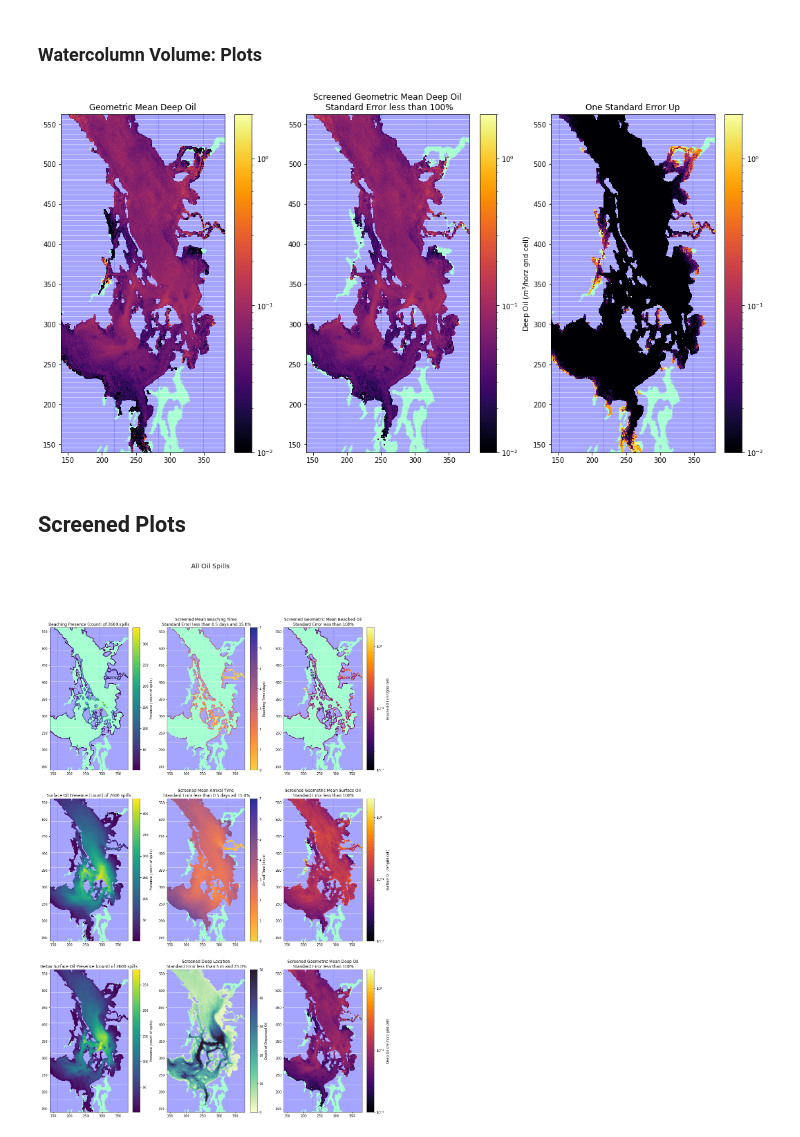
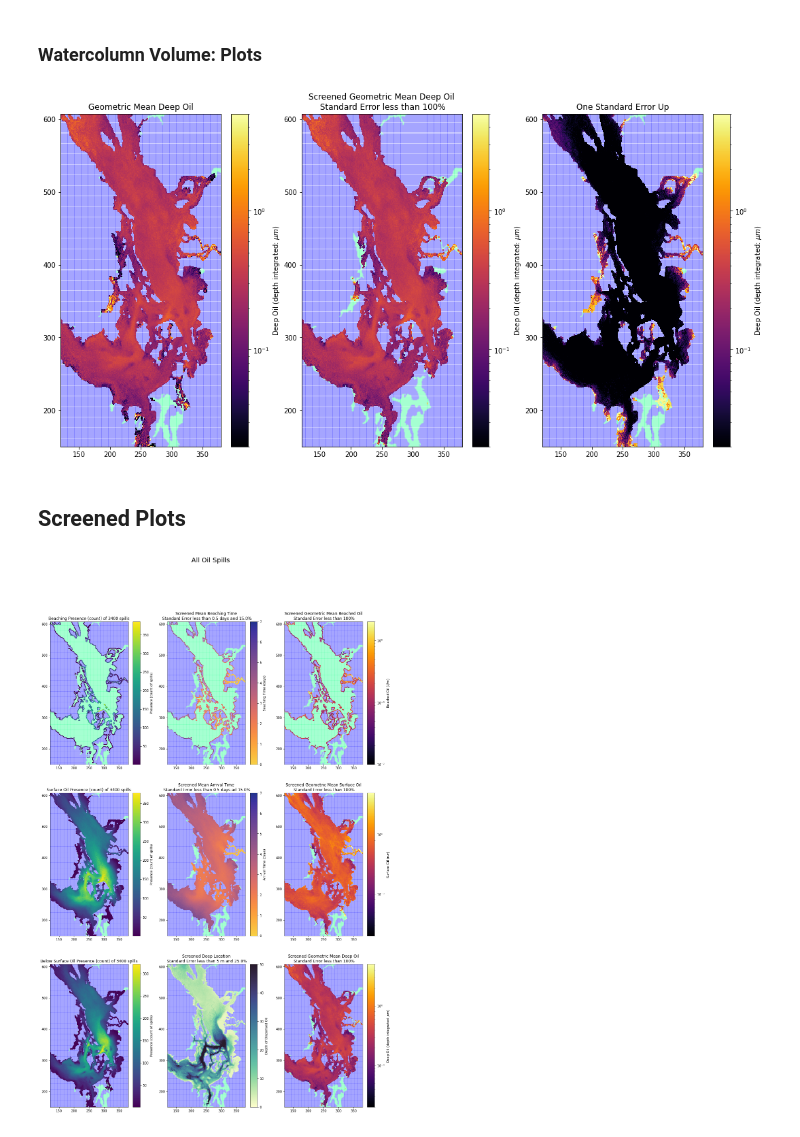
Before and after one commit to MIDOSS/Visualization, a Jupyter notebook: notebooks/Plot_Aggregates_oils.ipynb, the cells around one changed output. Saved outputs shown, nothing was run; the diff lists cells and outputs as text; code cells hidden in the pictures.

Commit message:
with one third of runs aggregated and volume units improved

```diff
--- a/notebooks/Plot_Aggregates_oils.ipynb
+++ b/notebooks/Plot_Aggregates_oils.ipynb
@@ -11,6 +11,6 @@ import xarray as xr
 
 %matplotlib inline
 # %%
-thefile = '/scratch/allen/MIDOSS/aggregate/thirteenth_200_oils.nc'
+thefile = '/scratch/allen/MIDOSS/aggregate/seventeenth_200_oils.nc'
 oil = xr.open_dataset(thefile)
 whichspills = "All Oil Spills"
@@ -20,0 +17,7 @@ mesh.close()
+# %%
+mesh = xr.open_dataset('~/MEOPAR/grid/mesh_mask201702.nc')
+tmask = 1- mesh.tmask[0, 0]
+divarea = 1/(mesh.e1t[0, 1:-1, 1:-1] * mesh.e2t[0, 1:-1, 1:-1])
+alength = 1/np.maximum(mesh.e1t[0, 1:-1:, 1:-1], mesh.e2t[0, 1:-1, 1:-1])
+print (alength.shape)
+mesh.close()
@@ -21,6 +26,6 @@ mesh.close()
 # %%
-imin = 140
-jmin, jmax = 140, 380
+imin = 150
+jmin, jmax = 120, 380
 imax = imin + (jmax - jmin)*2/500*440
 # %%
 def truncate_colormap(cmap, minval=0.0, maxval=1.0, n=-1):
@@ -445,36 +462,38 @@ ma_deepoil_ste = np.ma.masked_array(deepoil_ste, oil.deeppresence <= 0)
 # %%
 fig, axs = plt.subplots(1, 3, figsize=(18, 9))
 
-vmin, vmax = 0.01, 2
+vmin, vmax = 0.02, 5
 
 for ax in axs:
     ax.pcolormesh(tmask[1:, 1:], cmap='winter_r', alpha=0.1)
     ax.set_ylim(imin, imax)
     ax.set_xlim(jmin, jmax)
 
 C = axs[0].pcolormesh(
-     np.exp(ma_deep_oil), norm=colors.LogNorm(vmin=vmin, vmax=vmax),
+     np.exp(ma_deep_oil) * divarea * 1e6, norm=colors.LogNorm(vmin=vmin, vmax=vmax),
     zorder=2, cmap='inferno'
 )
 cb = fig.colorbar(C, ax=axs[0]);
+cb.set_label('Deep Oil (depth integrated: $\mu m$)')
 axs[0].set_title('Geometric Mean Deep Oil')
 
 C = axs[1].pcolormesh(
-     np.exp(deepoiled),
+     np.exp(deepoiled) * divarea * 1e6,
     zorder=2, norm=colors.LogNorm(vmin=vmin, vmax=vmax), cmap='inferno'
 )
 cb = fig.colorbar(C, ax=axs[1]);
-cb.set_label('Deep Oil ($m^3$/horz grid cell)')
+cb.set_label('Deep Oil (depth integrated: $\mu m$)')
 axs[1].set_title(f'Screened Geometric Mean Deep Oil\n Standard Error less than {perol*100}%')
 
 C = axs[2].pcolormesh(
-     np.exp(ma_deepoil_ste + ma_deep_oil) - np.exp(ma_deep_oil), norm=colors.LogNorm(vmin=vmin, vmax=vmax),
+     (np.exp(ma_deepoil_ste + ma_deep_oil) - np.exp(ma_deep_oil)) * divarea * 1e6, norm=colors.LogNorm(vmin=vmin, vmax=vmax),
     zorder=2, cmap='inferno'
 )
 cb = fig.colorbar(C, ax=axs[2]);
+cb.set_label('Deep Oil (depth integrated: $\mu m$)')
 axs[2].set_title('One Standard Error Up');
 # %% [output]
-[figure, old version]
+[figure, new version]
 # %% [markdown]
 ## Screened Plots
 # %%
@@ -498,9 +517,9 @@ cb = fig.colorbar(C, ax=axs[0, 1]);
 cb.set_label('Beaching Time (days)')
 axs[0, 1].set_title(f'Screened Mean Beaching Time\n Standard Error less than {bt_absol} days and {bt_perol*100}%');
 
-C = axs[0, 2].pcolormesh(np.exp(beachedoil), zorder=2, norm=colors.LogNorm(vmin=0.01, vmax=2), cmap='inferno')
+C = axs[0, 2].pcolormesh(np.exp(beachedoil) * alength * 1000, zorder=2, norm=colors.LogNorm(vmin=0.01, vmax=2), cmap='inferno')
 cb = fig.colorbar(C, ax=axs[0, 2]);
-cb.set_label('Beached Oil ($m^3$/grid cell)')
+cb.set_label('Beached Oil ($\ell$/m)')
 axs[0, 2].set_title(f'Screened Geometric Mean Beached Oil\n Standard Error less than {bv_perol*100}%');
 
 C = axs[1, 0].pcolormesh(ma_oil_pres, zorder=2)
@@ -514,11 +533,10 @@ cb.set_label('Arrival Time (days)')
 axs[1, 1].set_title(f'Screened Mean Arrival Time\n Standard Error less than {at_absol} days ad {at_perol*100}%');
 
 C = axs[1, 2].pcolormesh(
-     np.exp(surfoiled),
-    zorder=2, norm=colors.LogNorm(vmin=vmin, vmax=vmax), cmap='inferno'
-)
+     np.exp(surfoiled) * divarea * 1e6,
+    zorder=2, norm=colors.LogNorm(vmin=vmin, vmax=vmax), cmap='inferno')
 cb = fig.colorbar(C, ax=axs[1, 2]);
-cb.set_label('Surface Oil ($m^3$/grid cell)')
+cb.set_label('Surface Oil ($\mu m$)')
 axs[1, 2].set_title(f'Screened Geometric Mean Surface Oil\n Standard Error less than {sv_perol*100}%');
 
 
@@ -536,11 +554,11 @@ cb.set_label('Depth of Dispersed Oil')
 axs[2, 1].set_title(f'Screened Deep Location\n Standard Error less than {wd_absol} m and {wd_perol*100}%');
 
 C = axs[2, 2].pcolormesh(
-     np.exp(deepoiled),
+     np.exp(deepoiled) * divarea * 1e6,
     zorder=2, norm=colors.LogNorm(vmin=vmin, vmax=vmax), cmap='inferno'
 )
 cb = fig.colorbar(C, ax=axs[2, 2]);
-cb.set_label('Deep Oil ($m^3$/horz grid cell)')
+cb.set_label('Deep Oil (depth integrated: $\mu m$)')
 axs[2, 2].set_title(f'Screened Geometric Mean Deep Oil\n Standard Error less than {dv_perol*100}%');
 # %% [output]
-[figure, old version]
+[figure, new version]
```
Also changed, not shown: parts of 14 cells of this notebook, 4 other files.
